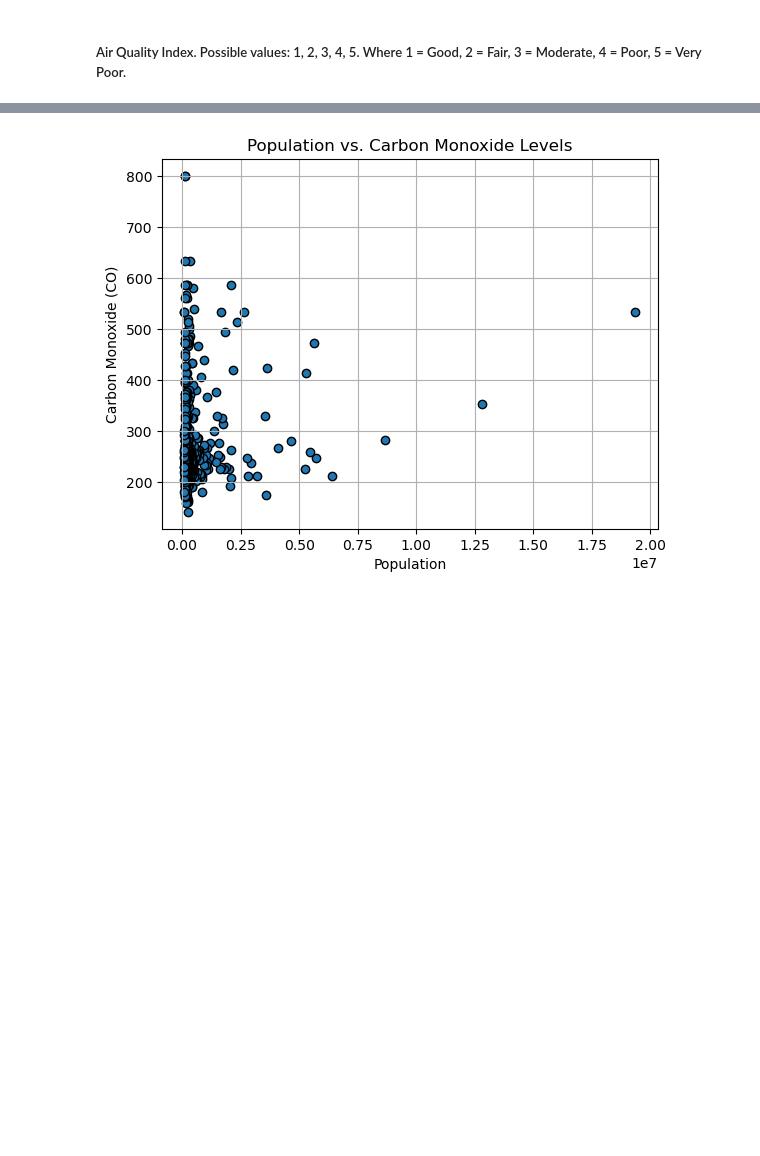
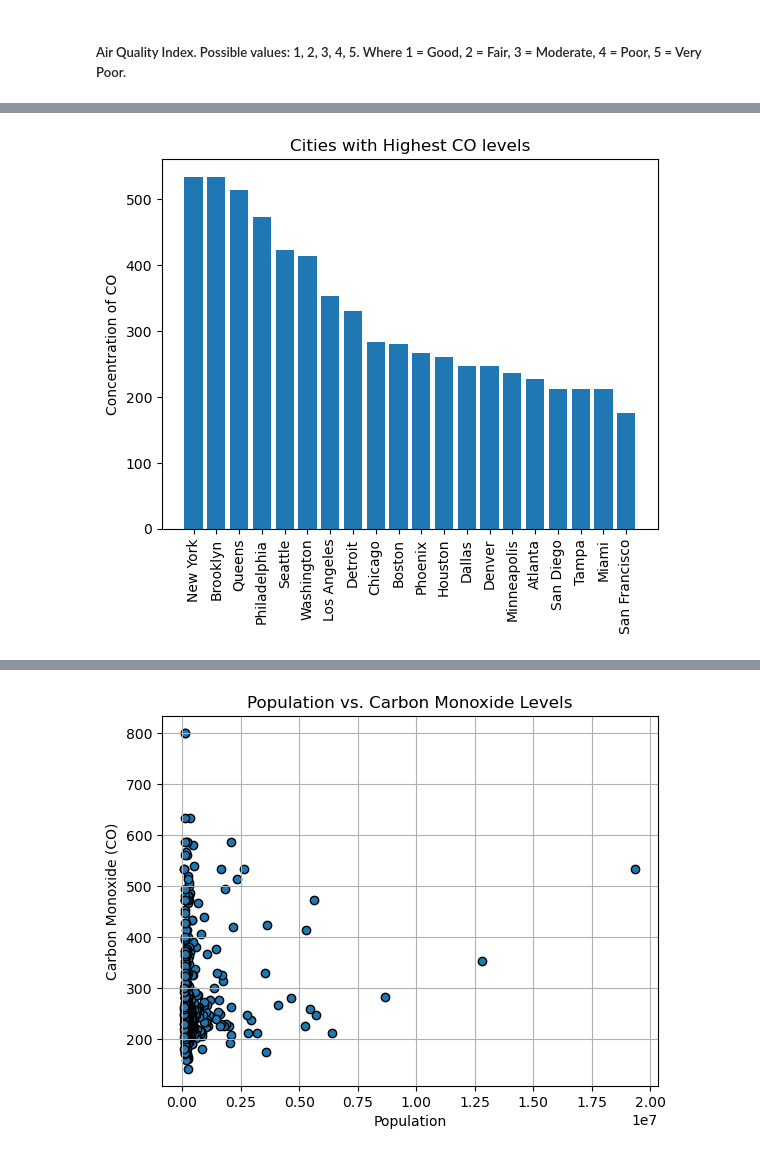
Before and after one commit to JayashreeKotte/Project-1, a Jupyter notebook: city_analysis.ipynb, the cells around one changed output, grey strips where cells are left out. Drawn from its saved outputs; the diff is of its cells as text; code cells hidden in the pictures; blank space fills up the shorter version.

```diff
--- a/city_analysis.ipynb
+++ b/city_analysis.ipynb
@@ -193,0 +230,10 @@ usa_df.head(20).sort_values(by="AQI", ascending=False)
+# %%
+co_df = usa_df.head(20).sort_values(by="CO", ascending=False)
+
+plt.bar(co_df["city"], co_df["CO"])
+plt.title("Cities with Highest CO levels")
+plt.ylabel("Concentration of CO")
+plt.xticks(rotation = 90)
+plt.show()
+# %% [output]
+[figure, added]
```
Also changed, not shown: parts of 3 cells of this notebook, 1 other file.
